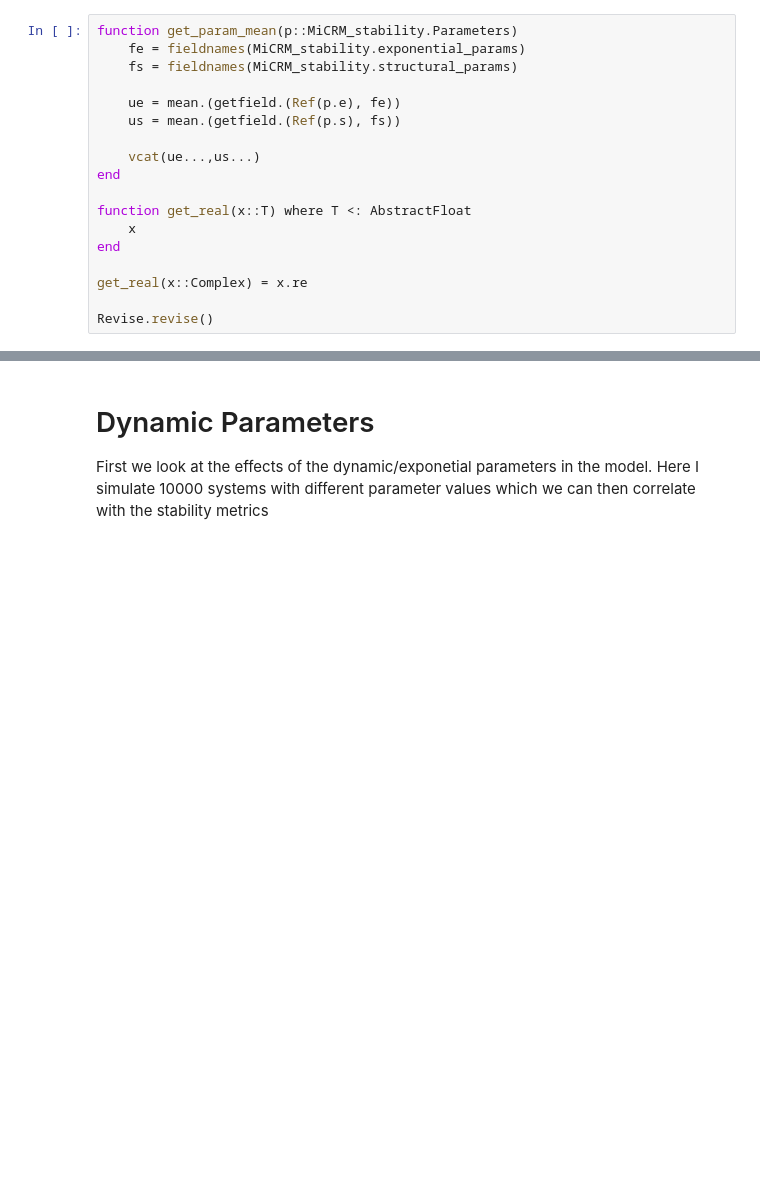
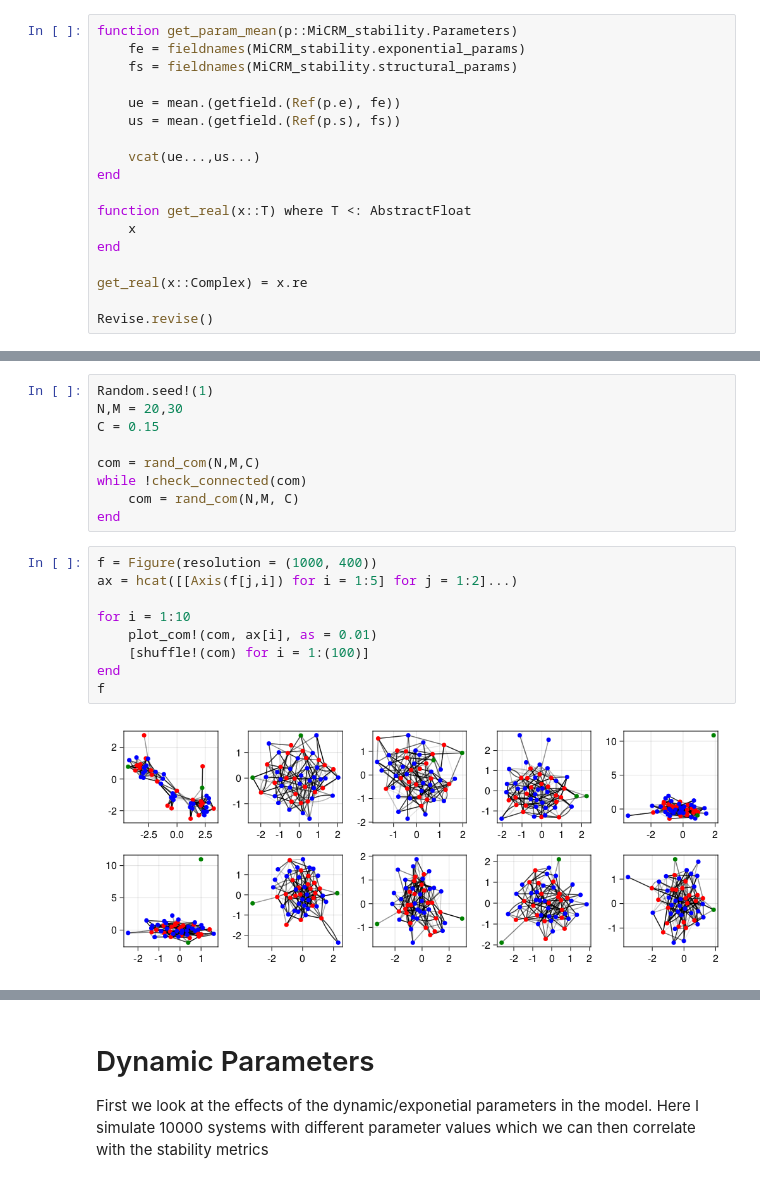
Before and after one commit to CleggTom/MiCRM_stability, a Jupyter notebook: Notebooks/theory.ipynb, the cells around one changed output, grey strips where cells are left out. Saved outputs shown, nothing was run; the diff lists cells and outputs as text; blank space fills up the shorter version.

```diff
--- a/Notebooks/theory.ipynb
+++ b/Notebooks/theory.ipynb
@@ -183,4 +252,24 @@ function plot_com!(com, ax)
 end
 # %% [output]
 plot_com! (generic function with 1 method)
+# %%
+Random.seed!(1)
+N,M = 20,30
+C = 0.15
+
+com = rand_com(N,M,C)
+while !check_connected(com)
+    com = rand_com(N,M, C)
+end
+# %%
+f = Figure(resolution = (1000, 400))
+ax = hcat([[Axis(f[j,i]) for i = 1:5] for j = 1:2]...)
+
+for i = 1:10
+    plot_com!(com, ax[i], as = 0.01)
+    [shuffle!(com) for i = 1:(100)]
+end
+f
+# %% [output]
+[figure, added]
 # %%
```
Also changed, not shown: parts of 121 cells of this notebook.
